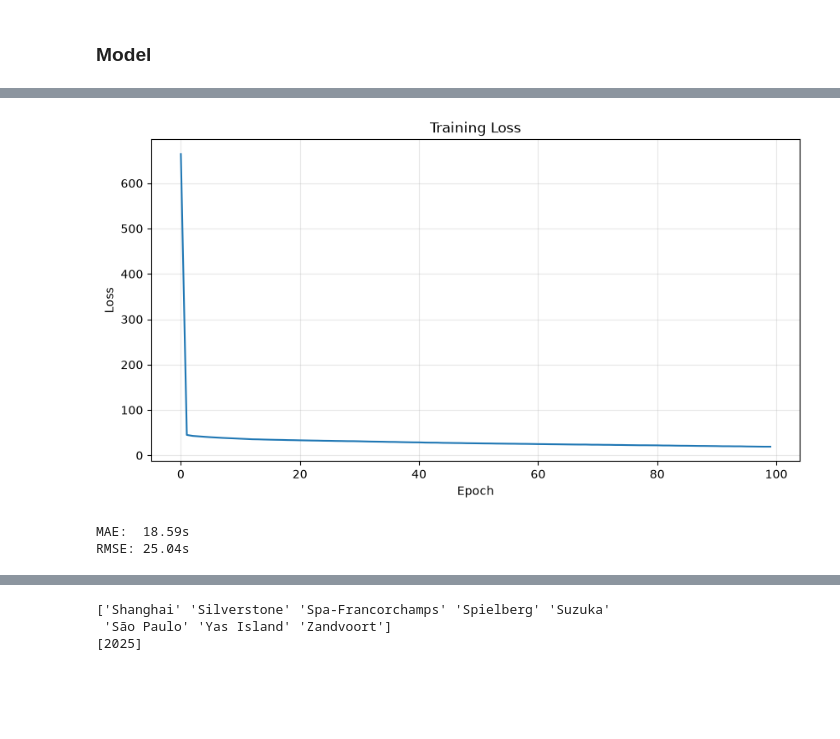
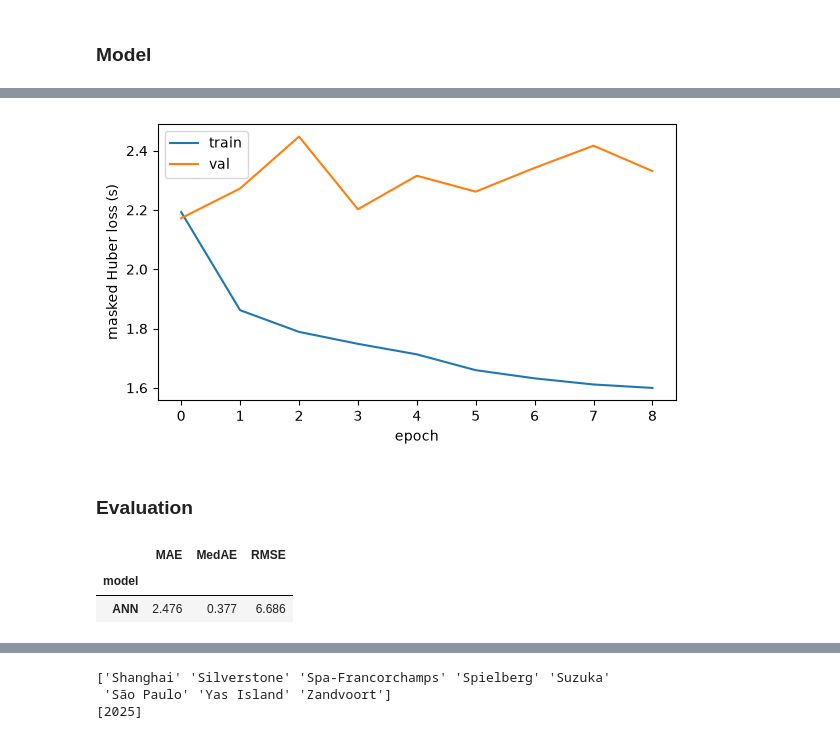
Before and after one commit to brinzeroseven/LapTimePredictorF1, a Jupyter notebook: notebooks/4_ANN.ipynb, the cells around one changed output, grey strips where cells are left out. Drawn from its saved outputs; the diff is of its cells as text; code cells hidden in the pictures; blank space fills up the shorter version.

```diff
--- a/notebooks/4_ANN.ipynb
+++ b/notebooks/4_ANN.ipynb
@@ -179,12 +215,11 @@ class LapTimeNN(nn.Module):
         return x
 # %%
-def init_model(input_size):
-    torch.manual_seed(42)
+def init_model(input_size, lr):
 
     model = LapTimeNN(input_size)
 
-    optimizer = optim.Adam(model.parameters(),lr=0.001)
+    optimizer = torch.optim.Adam(model.parameters(),lr=lr,weight_decay=1e-5)
 
-    loss_function = nn.MSELoss()
+    loss_function = nn.HuberLoss(delta=1.0)
 
     return model, optimizer, loss_function
@@ -191 +228,24 @@ def init_model(input_size):
+# %%
+def run_epoch(model,loader,optimizer=None, loss_function=None):
+
+    training = optimizer is not None
+
+    model.train(training)
+
+    total, count = 0.0, 0.0
+
+    with torch.set_grad_enabled(training):
+        for X_batch, y_batch in loader:
+            X_batch, y_batch = X_batch.to(device), y_batch.to(device) # moving to gpu
+
+            loss = loss_function(model(X_batch), y_batch)
+
+            if training:
+                optimizer.zero_grad()
+                loss.backward()
+                nn.utils.clip_grad_norm_(model.parameters(), 1.0)
+                optimizer.step()
+
+            total += loss.item() * len(X_batch)   # last batch is smaller
+    return total / len(loader.dataset)
 # %%
@@ -231,3 +287,3 @@ def train_model(train_loader,input_size,epochs,verbose=True):
 # %%
-model, losses = train_model(train_loader,input_size,100,verbose=True)
+model, history = train_model(train_loader, val_loader, input_size)
 # %% [output]
@@ -244,13 +293,10 @@ Epoch [100/100], Loss: 19.0657
 # %%
-plt.figure(figsize=(10, 5))
-
-plt.plot(losses)
-
-plt.xlabel("Epoch")
-plt.ylabel("Loss")
-plt.title("Training Loss")
-
-plt.grid(True, alpha=0.3)
+plt.figure(figsize=(6, 3.5))
+plt.plot(history["train"], label="train")
+plt.plot(history["val"], label="val")
+plt.xlabel("epoch"); plt.ylabel("masked Huber loss (s)"); plt.legend(); plt.tight_layout()
 plt.show()
 # %% [output]
-[figure, old version]
+[figure, new version]
+# %% [markdown]
+### Evaluation
@@ -274,12 +317,11 @@ predictions = np.array(predictions)
 # %%
-from sklearn.metrics import mean_absolute_error, root_mean_squared_error
-
-mae = mean_absolute_error(y_test, predictions)
-rmse = root_mean_squared_error(y_test, predictions)
-
-print(f"MAE:  {mae:.2f}s")
-print(f"RMSE: {rmse:.2f}s")
+pred = predict_laptimes(model,X_val_tensor,val_data["LapTimeSeconds"])
+actual = val_data[TARGET].to_numpy()
+pd.DataFrame(
+    [metrics(pred, actual, "ANN")]
+).set_index("model").round(3)
 # %% [output]
-MAE:  18.59s
-RMSE: 25.04s
+|  | MAE | MedAE | RMSE |
+| model |  |  |  |
+| ANN | 2.476 | 0.377 | 6.686 |
 # %%
```
Also changed, not shown: parts of 45 cells of this notebook.
